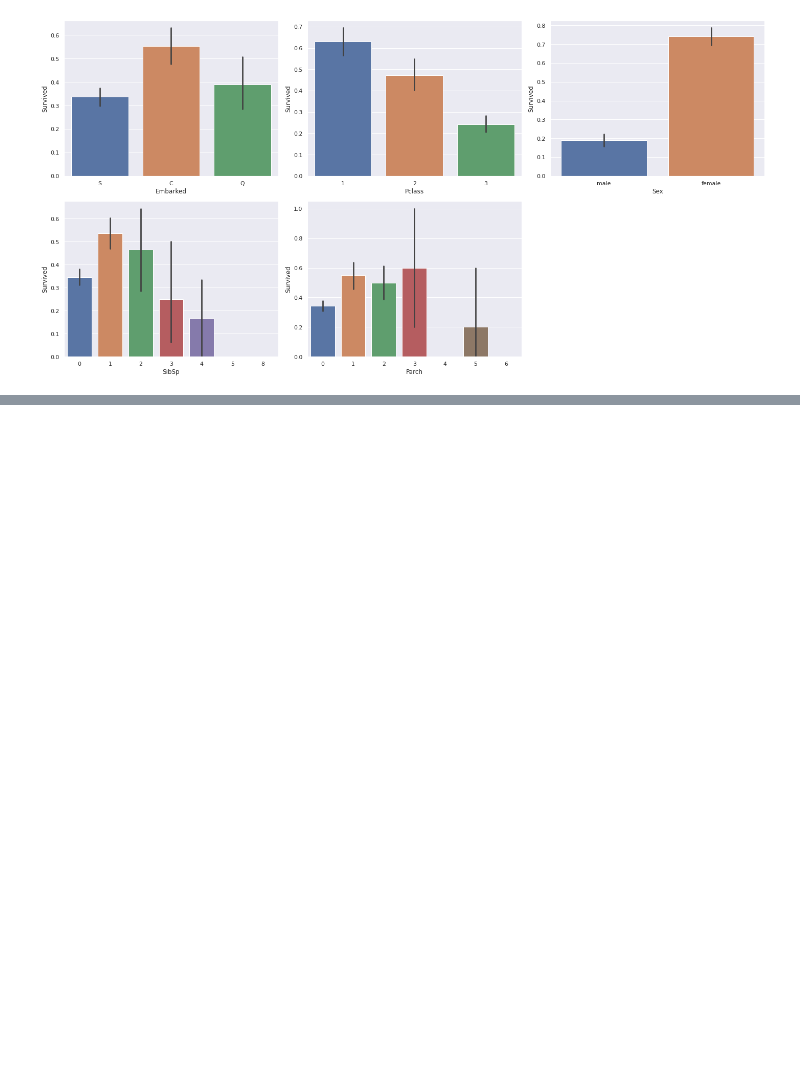
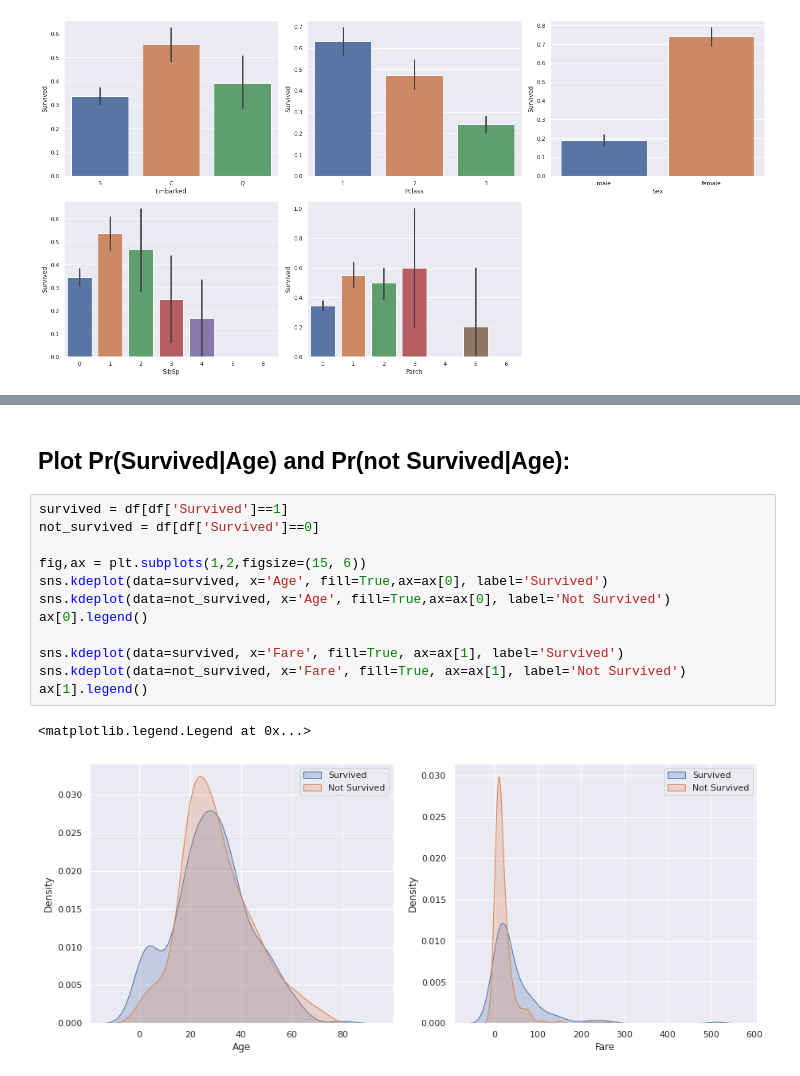
Before and after one commit to NirLalum/Titanic-ML-From-Disaster, a Jupyter notebook: Titanic.ipynb, the cells around one changed output, grey strips where cells are left out. Cells and saved outputs as stored; diff of their text form; blank space fills up the shorter version.

```diff
--- a/Titanic.ipynb
+++ b/Titanic.ipynb
@@ -179,0 +243,17 @@ fig.tight_layout()
+# %% [markdown]
+## Plot Pr(Survived|Age) and Pr(not Survived|Age):
+# %%
+survived = df[df['Survived']==1]
+not_survived = df[df['Survived']==0]
+
+fig,ax = plt.subplots(1,2,figsize=(15, 6))
+sns.kdeplot(data=survived, x='Age', fill=True,ax=ax[0], label='Survived')
+sns.kdeplot(data=not_survived, x='Age', fill=True,ax=ax[0], label='Not Survived')
+ax[0].legend()
+
+sns.kdeplot(data=survived, x='Fare', fill=True, ax=ax[1], label='Survived')
+sns.kdeplot(data=not_survived, x='Fare', fill=True, ax=ax[1], label='Not Survived')
+ax[1].legend()
+# %% [output]
+<matplotlib.legend.Legend at 0x...>
+[figure, added]
```
Also changed, not shown: parts of 19 cells of this notebook, 1 other file.
